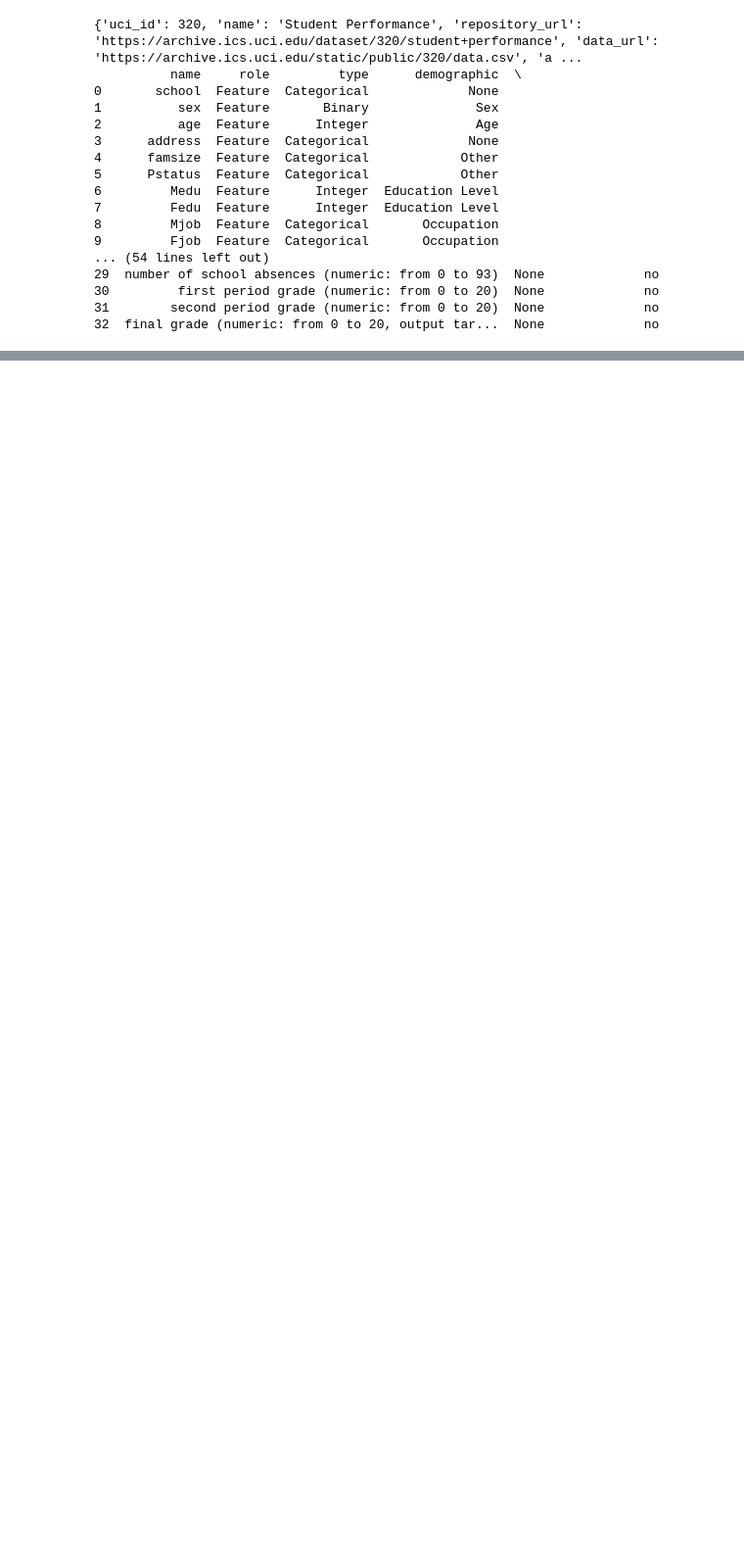
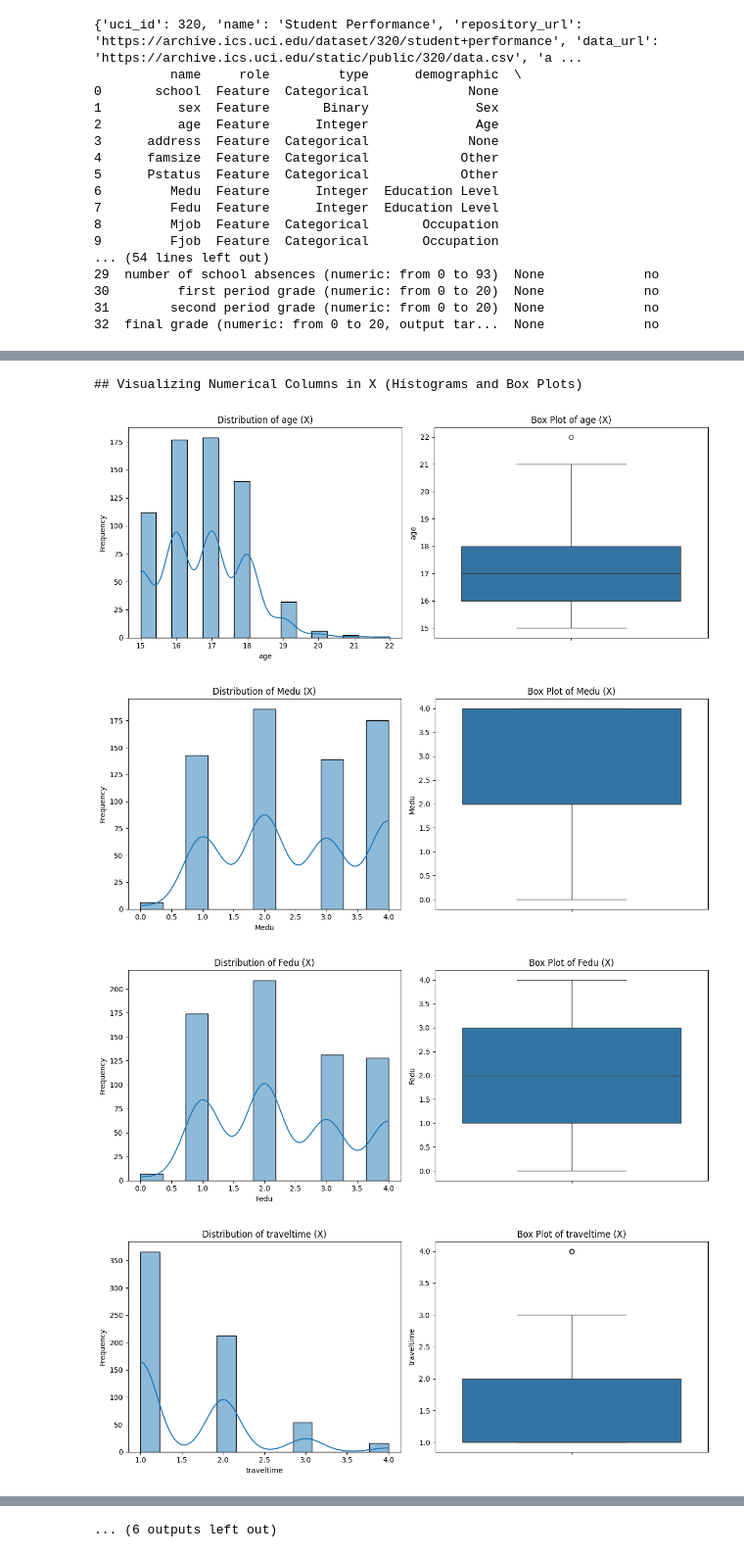
Before and after one commit to douaa-ezzaher/DS, a Jupyter notebook: dataset_studentperformance.ipynb, the cells around one changed output, grey strips where cells are left out. Shown at 98% size. Drawn from its saved outputs; the diff is of its cells as text; code cells hidden in the pictures; blank space fills up the shorter version.

```diff
--- a/dataset_studentperformance.ipynb
+++ b/dataset_studentperformance.ipynb
@@ -54,0 +116,51 @@ print(student_performance.variables)
+# %%
+import matplotlib.pyplot as plt
+import seaborn as sns
+
+print("## Visualizing Numerical Columns in X (Histograms and Box Plots)\n")
+# Iterate through each numerical column in X and generate plots
+for column in X_numerical.columns:
+    plt.figure(figsize=(12, 5))
+
+    # Histogram subplot
+    plt.subplot(1, 2, 1)
+    sns.histplot(X_numerical[column], kde=True)
+    plt.title(f'Distribution of {column} (X)')
+    plt.xlabel(column)
+    plt.ylabel('Frequency')
+
+    # Box plot subplot
+    plt.subplot(1, 2, 2)
+    sns.boxplot(y=X_numerical[column])
+    plt.title(f'Box Plot of {column} (X)')
+    plt.ylabel(column)
+
+    plt.tight_layout()
+    plt.show()
+
+print("\n## Visualizing Numerical Columns in y (Histograms and Box Plots)\n")
+# Iterate through each numerical column in y and generate plots
+for column in y_numerical.columns:
+    plt.figure(figsize=(12, 5))
+
+    # Histogram subplot
+    plt.subplot(1, 2, 1)
+    sns.histplot(y_numerical[column], kde=True)
+    plt.title(f'Distribution of {column} (y)')
+    plt.xlabel(column)
+    plt.ylabel('Frequency')
+
+    # Box plot subplot
+    plt.subplot(1, 2, 2)
+    sns.boxplot(y=y_numerical[column])
+    plt.title(f'Box Plot of {column} (y)')
+    plt.ylabel(column)
+
+    plt.tight_layout()
+    plt.show()
+# %% [output]
+## Visualizing Numerical Columns in X (Histograms and Box Plots)
+[figure, added]
+[figure, added]
+[figure, added]
+[figure, added]
@@ -54,0 +174 @@ print(student_performance.variables)
+... (6 outputs left out)
```
Also changed, not shown: parts of 6 cells of this notebook.
